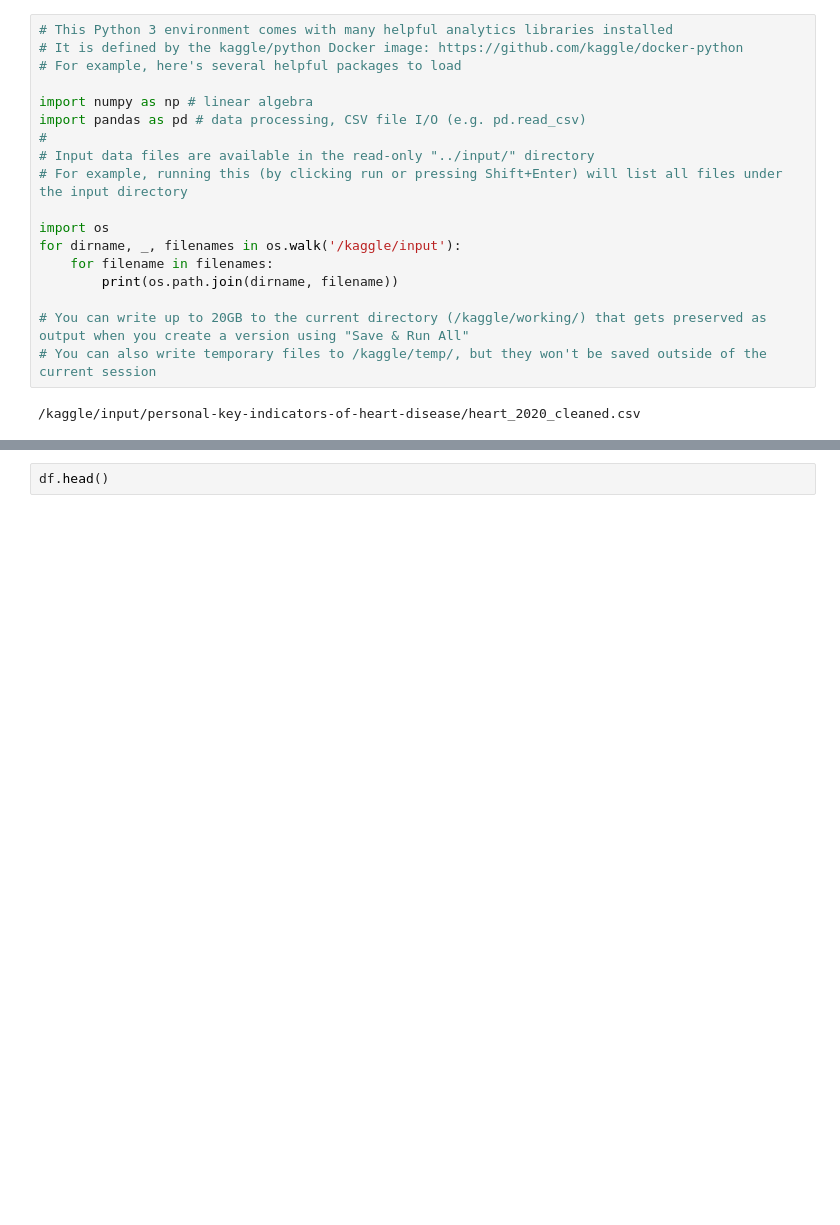
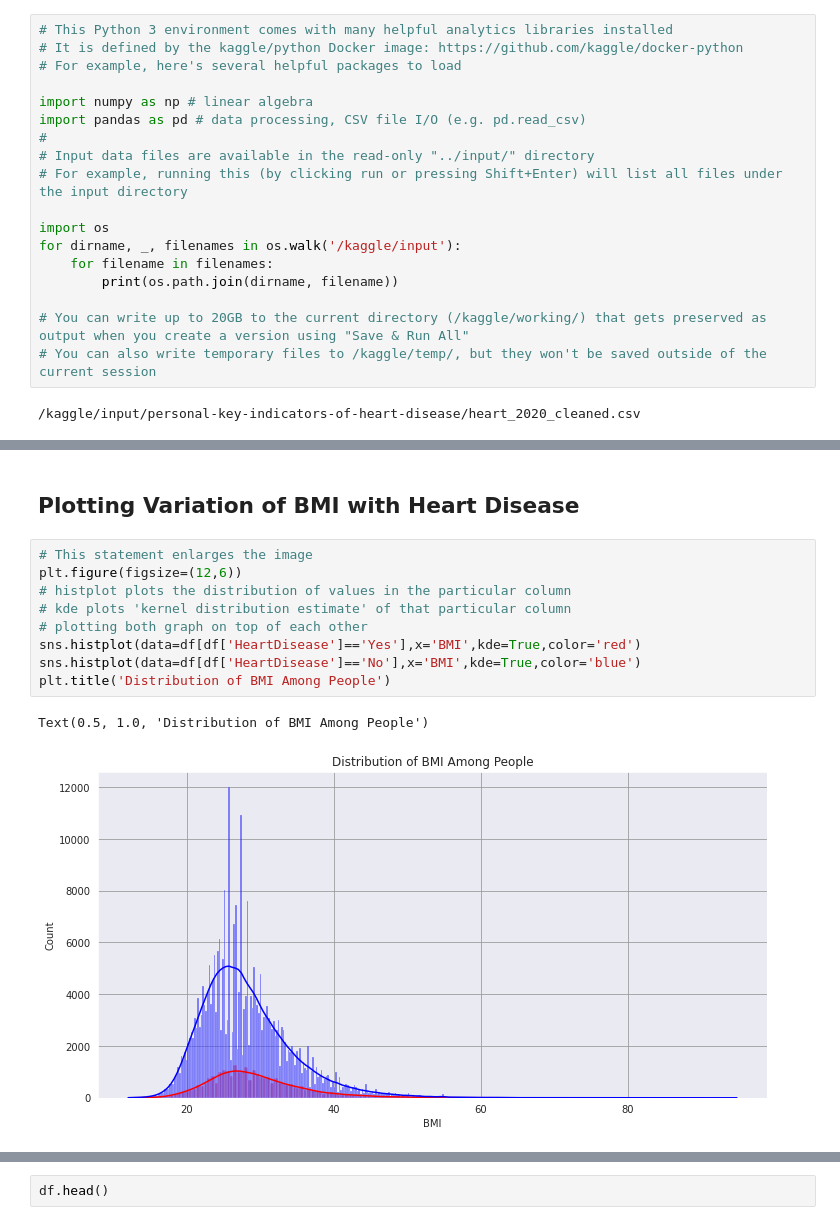
Before and after one commit to BugMasterArka/Practicing-Notebooks, a Jupyter notebook: prediction-of-heart-disease-easy.ipynb, the cells around one changed output, grey strips where cells are left out. Drawn from its saved outputs; the diff is of its cells as text; blank space fills up the shorter version.

```diff
--- a/prediction-of-heart-disease-easy.ipynb
+++ b/prediction-of-heart-disease-easy.ipynb
@@ -177,0 +130,14 @@ df['HeartDisease'] = df['HeartDisease'].apply(change)
+# %% [markdown]
+## Plotting Variation of BMI with Heart Disease
+# %%
+# This statement enlarges the image
+plt.figure(figsize=(12,6))
+# histplot plots the distribution of values in the particular column
+# kde plots 'kernel distribution estimate' of that particular column
+# plotting both graph on top of each other
+sns.histplot(data=df[df['HeartDisease']=='Yes'],x='BMI',kde=True,color='red')
+sns.histplot(data=df[df['HeartDisease']=='No'],x='BMI',kde=True,color='blue')
+plt.title('Distribution of BMI Among People')
+# %% [output]
+Text(0.5, 1.0, 'Distribution of BMI Among People')
+[figure, added]
```
Also changed, not shown: parts of 79 cells of this notebook.
